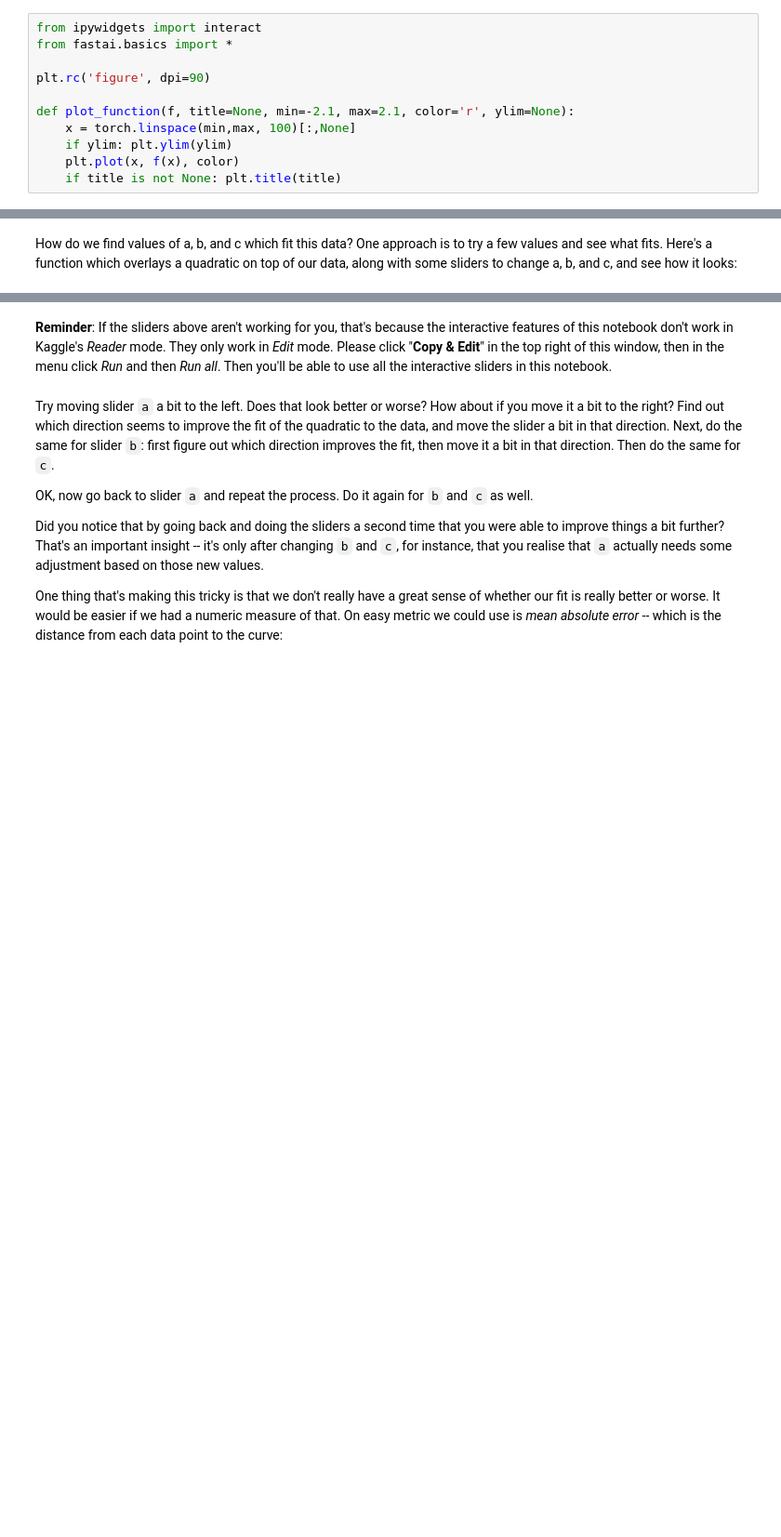
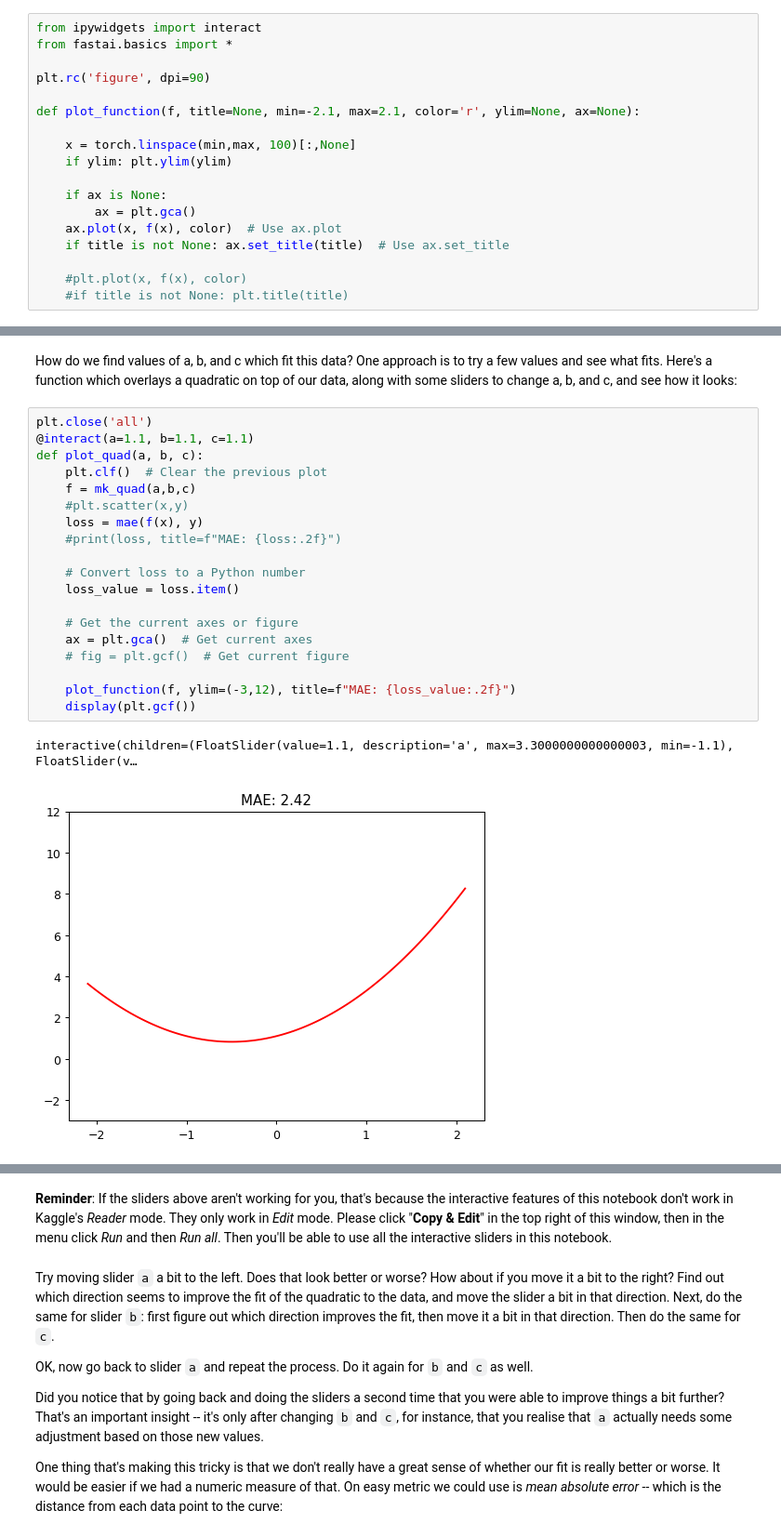
Before and after one commit to st0716/fastai-course22, a Jupyter notebook: How does a neural net really work?.ipynb, the cells around one changed output, grey strips where cells are left out. Shown: that part at 93% size. Drawn from its saved outputs; the diff is of its cells as text; blank space fills up the shorter version.

```diff
--- a/How does a neural net really work?.ipynb
+++ b/How does a neural net really work?.ipynb
@@ -20,11 +20,18 @@ from fastai.basics import *
 
 plt.rc('figure', dpi=90)
 
-def plot_function(f, title=None, min=-2.1, max=2.1, color='r', ylim=None):
+def plot_function(f, title=None, min=-2.1, max=2.1, color='r', ylim=None, ax=None):
+
     x = torch.linspace(min,max, 100)[:,None]
     if ylim: plt.ylim(ylim)
-    plt.plot(x, f(x), color)
-    if title is not None: plt.title(title)
+
+    if ax is None:
+        ax = plt.gca()
+    ax.plot(x, f(x), color)  # Use ax.plot
+    if title is not None: ax.set_title(title)  # Use ax.set_title
+
+    #plt.plot(x, f(x), color)
+    #if title is not None: plt.title(title)
 # %% [markdown]
 To learn how gradient descent works, we're going to start by fitting a quadratic, since that's a function most of us are probably more familiar with than a neural network. Here's the quadratic we're going to try to fit:
 # %%
@@ -71,5 +99,27 @@ plt.scatter(x,y);
 # %% [markdown]
 How do we find values of a, b, and c which fit this data? One approach is to try a few values and see what fits. Here's a function which overlays a quadratic on top of our data, along with some sliders to change a, b, and c, and see how it looks:
+# %%
+plt.close('all')
+@interact(a=1.1, b=1.1, c=1.1)
+def plot_quad(a, b, c):
+    plt.clf()  # Clear the previous plot
+    f = mk_quad(a,b,c)
+    #plt.scatter(x,y)
+    loss = mae(f(x), y)
+    #print(loss, title=f"MAE: {loss:.2f}")
+
+    # Convert loss to a Python number
+    loss_value = loss.item()
+
+    # Get the current axes or figure
+    ax = plt.gca()  # Get current axes
+    # fig = plt.gcf()  # Get current figure
+
+    plot_function(f, ylim=(-3,12), title=f"MAE: {loss_value:.2f}")
+    display(plt.gcf())
+# %% [output]
+interactive(children=(FloatSlider(value=1.1, description='a', max=3.3000000000000003, min=-1.1), FloatSlider(v…
+[figure, added]
 # %%
 @interact(a=1.1, b=1.1, c=1.1)
 def plot_quad(a, b, c):
```
Also changed, not shown: parts of 17 cells of this notebook.
